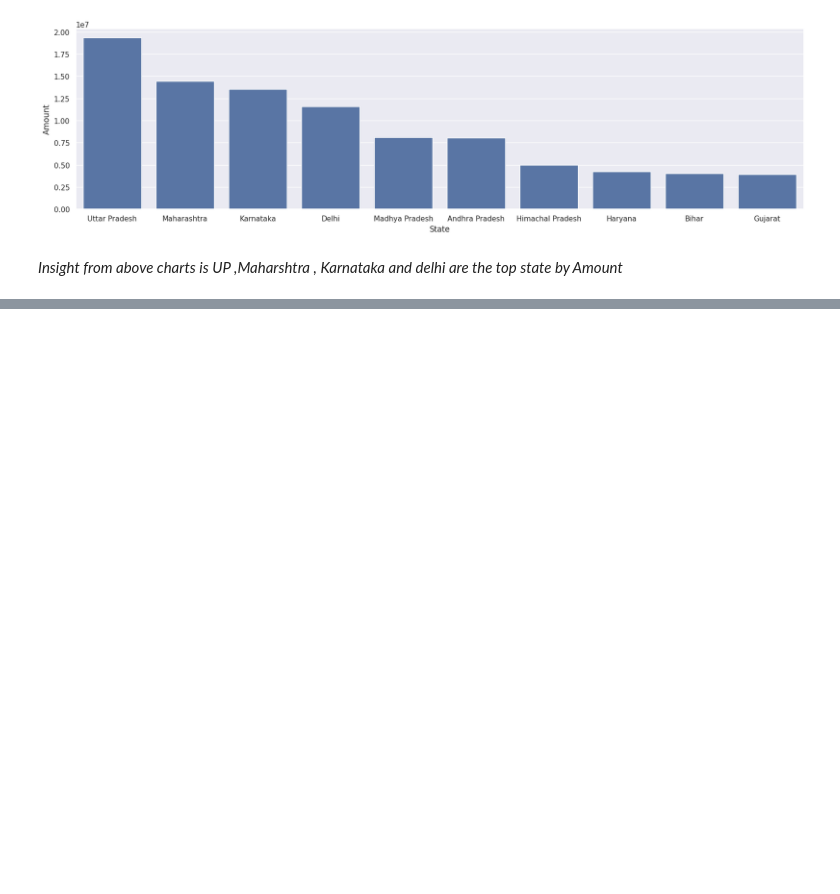
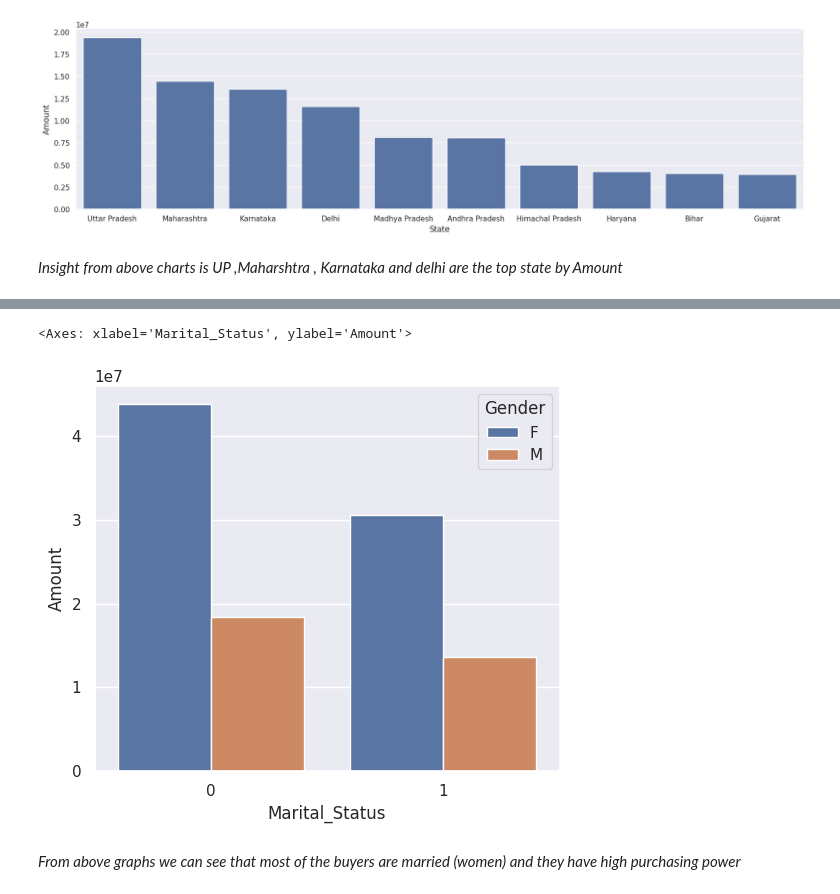
Before and after one commit to Kamal-Damani/Diwali_Customer_Analytics_Python, a Jupyter notebook: Diwali_Sales_analysis_Pandas.ipynb, the cells around one changed output, grey strips where cells are left out. Cells and saved outputs as stored; diff of their text form; code cells hidden in the pictures; blank space fills up the shorter version.

```diff
--- a/Diwali_Sales_analysis_Pandas.ipynb
+++ b/Diwali_Sales_analysis_Pandas.ipynb
@@ -234,0 +255,8 @@ sns.barplot(y="Amount",x="State",data= state_by_amount)
+# %%
+sns.set(rc={"figure.figsize":(6,5)})
+sns.barplot(y="Amount",x="Marital_Status",data=marital_by_amount,hue="Gender")
+# %% [output]
+<Axes: xlabel='Marital_Status', ylabel='Amount'>
+[figure, added]
+# %% [markdown]
+*From above graphs we can see that most of the buyers are married (women) and they have high purchasing power*
```
Also changed, not shown: parts of 3 cells of this notebook.
